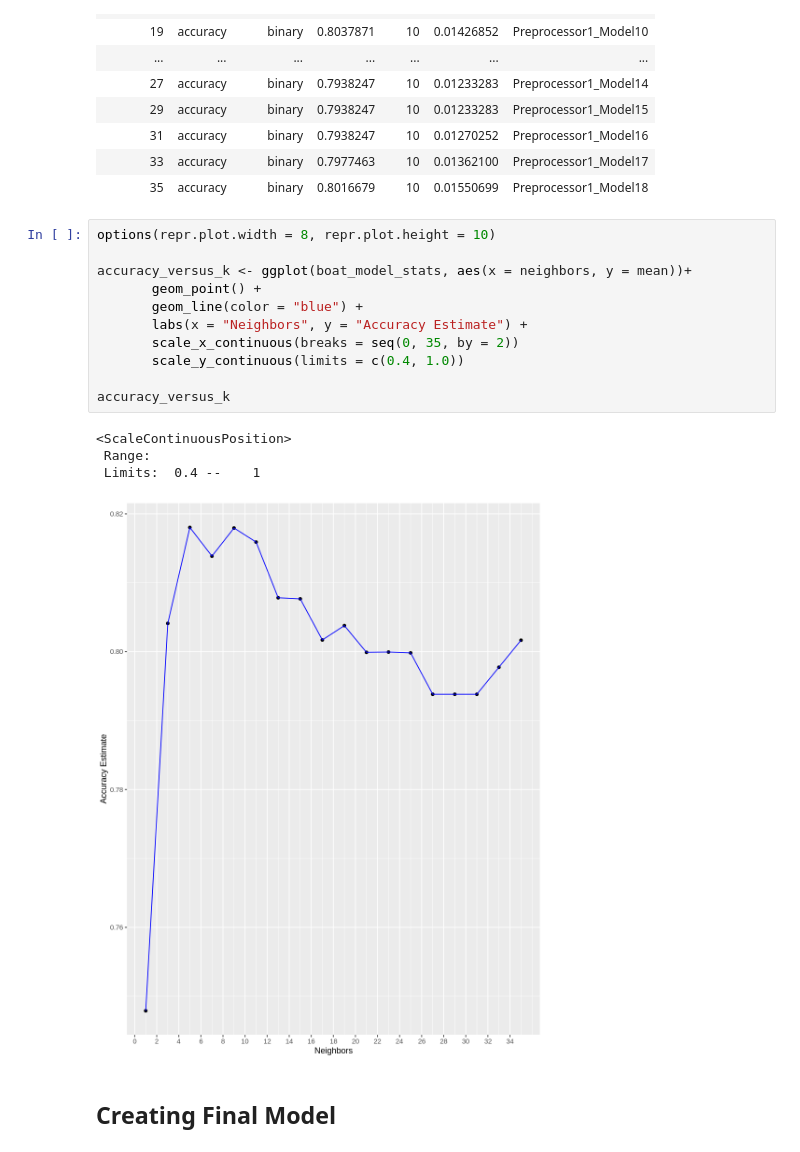
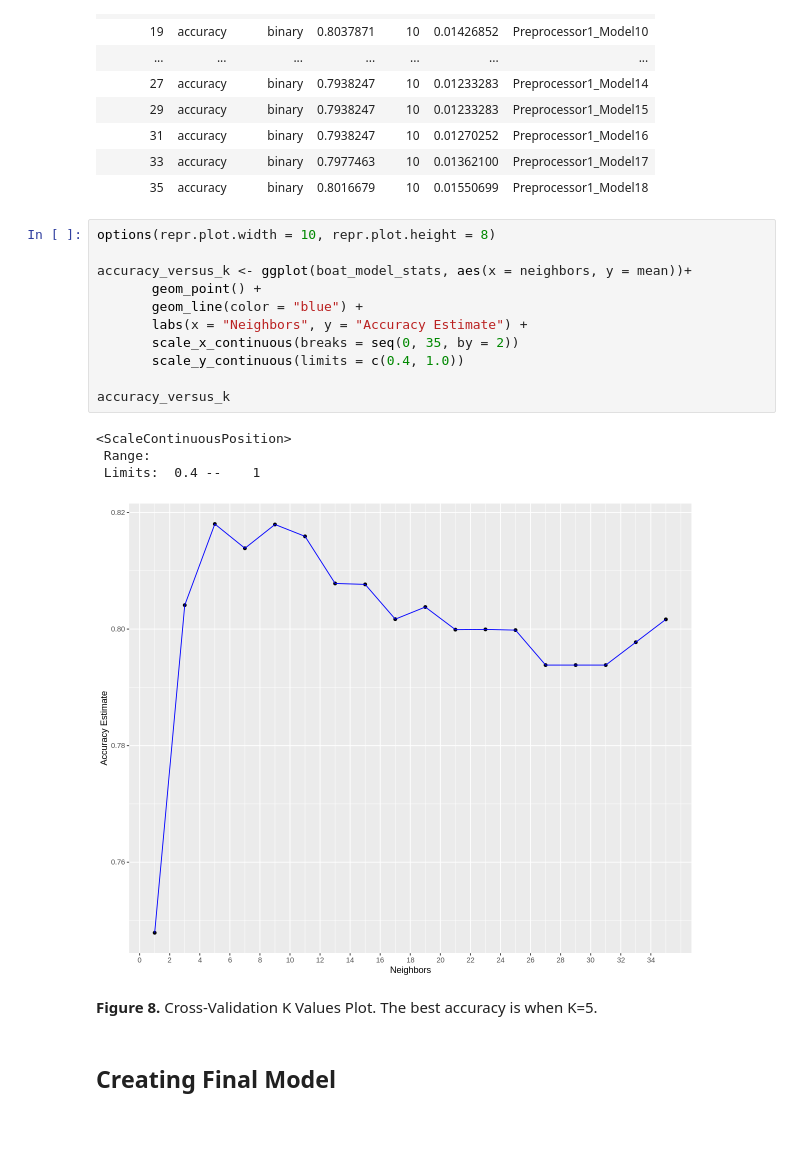
Before and after one commit to zhang17s/DSCI-100-Group-Project-, a Jupyter notebook: Proposal.ipynb, the cells around one changed output. Drawn from its saved outputs; the diff is of its cells as text.

```diff
--- a/Proposal.ipynb
+++ b/Proposal.ipynb
@@ -373,21 +374,23 @@ A tibble: 18 × 7
 | 33 | accuracy | binary | 0.7977463 | 10 | 0.01362100 | Preprocessor1_Model17 |
 | 35 | accuracy | binary | 0.8016679 | 10 | 0.01550699 | Preprocessor1_Model18 |
 # %%
-options(repr.plot.width = 8, repr.plot.height = 10)
+options(repr.plot.width = 10, repr.plot.height = 8)
 
 accuracy_versus_k <- ggplot(boat_model_stats, aes(x = neighbors, y = mean))+
        geom_point() +
        geom_line(color = "blue") +
        labs(x = "Neighbors", y = "Accuracy Estimate") +
        scale_x_continuous(breaks = seq(0, 35, by = 2))
        scale_y_continuous(limits = c(0.4, 1.0))
 
 accuracy_versus_k
 # %% [output]
 <ScaleContinuousPosition>
  Range:
  Limits:  0.4 --    1
-[figure, old version]
+[figure, new version]
+# %% [markdown]
+**Figure 8.** Cross-Validation K Values Plot. The best accuracy is when K=5.
 # %% [markdown]
 ## Creating Final Model
 # %%
```
Also changed, not shown: parts of 21 cells of this notebook.
